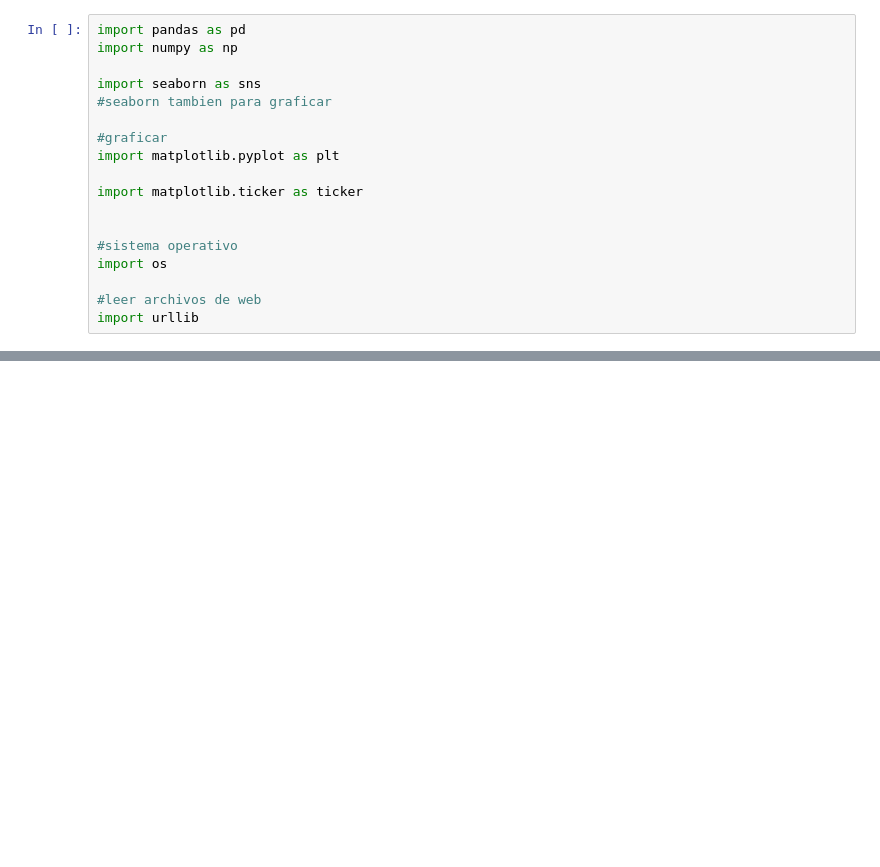
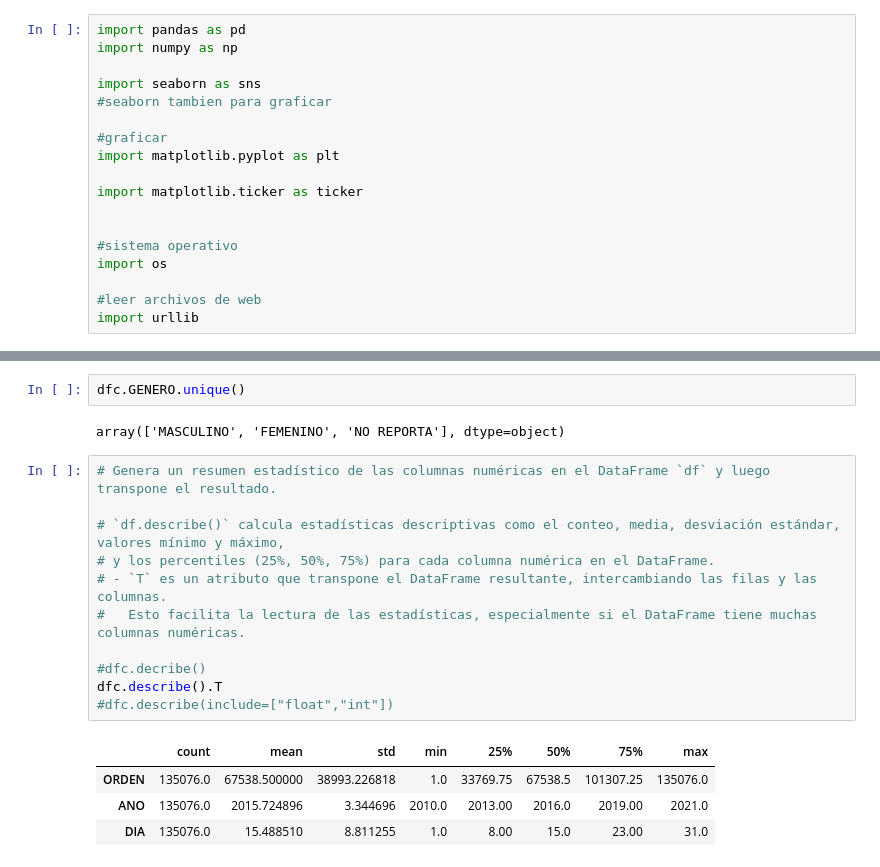
Before and after one commit to cogollo12/proyecto-IA, a Jupyter notebook: PROYECTO.ipynb, the cells around one changed output, grey strips where cells are left out. Drawn from its saved outputs; the diff is of its cells as text; blank space fills up the shorter version.

```diff
--- a/PROYECTO.ipynb
+++ b/PROYECTO.ipynb
@@ -83,0 +151,20 @@ df
+# %%
+dfc.GENERO.unique()
+# %% [output]
+array(['MASCULINO', 'FEMENINO', 'NO REPORTA'], dtype=object)
+# %%
+# Genera un resumen estadístico de las columnas numéricas en el DataFrame `df` y luego transpone el resultado.
+
+# `df.describe()` calcula estadísticas descriptivas como el conteo, media, desviación estándar, valores mínimo y máximo,
+# y los percentiles (25%, 50%, 75%) para cada columna numérica en el DataFrame.
+# - `T` es un atributo que transpone el DataFrame resultante, intercambiando las filas y las columnas.
+#   Esto facilita la lectura de las estadísticas, especialmente si el DataFrame tiene muchas columnas numéricas.
+
+#dfc.decribe()
+dfc.describe().T
+#dfc.describe(include=["float","int"])
+# %% [output]
+|  | count | mean | std | min | 25% | 50% | 75% | max |
+| ORDEN | 135076.0 | 67538.500000 | 38993.226818 | 1.0 | 33769.75 | 67538.5 | 101307.25 | 135076.0 |
+| ANO | 135076.0 | 2015.724896 | 3.344696 | 2010.0 | 2013.00 | 2016.0 | 2019.00 | 2021.0 |
+| DIA | 135076.0 | 15.488510 | 8.811255 | 1.0 | 8.00 | 15.0 | 23.00 | 31.0 |
```
Also changed, not shown: parts of 9 cells of this notebook.
